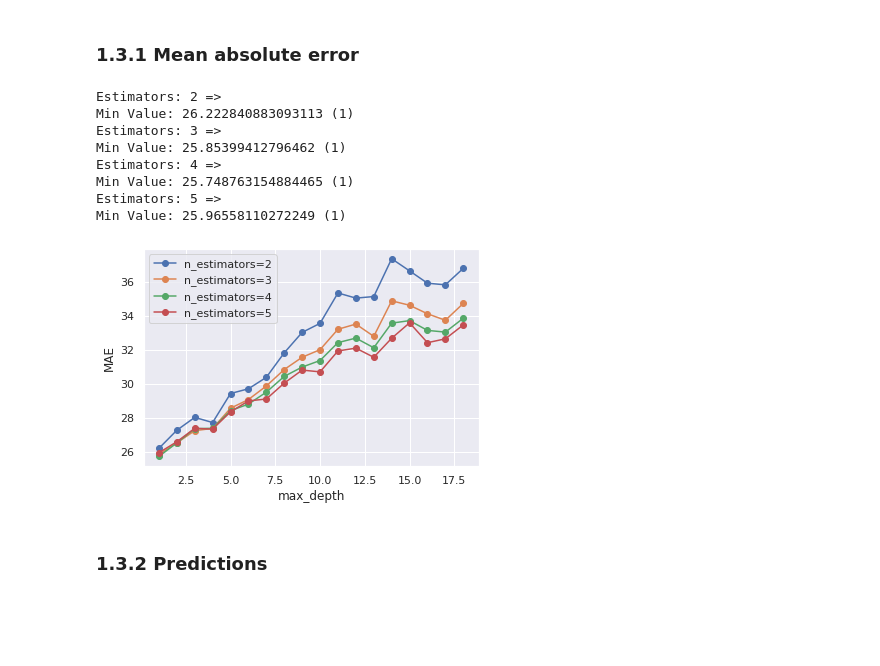
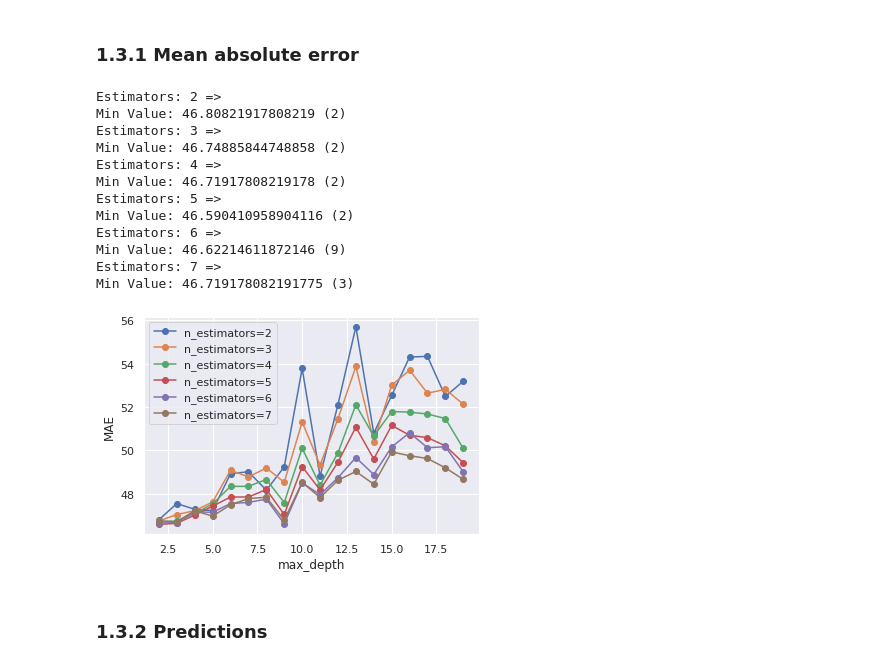
Before and after one commit to GummyBearStudioTeam/ESI_MLTechniques, a Jupyter notebook: Milestone2_Supervised.ipynb, the cells around one changed output. Saved outputs shown, nothing was run; the diff lists cells and outputs as text; code cells hidden in the pictures; blank space fills up the shorter version.

```diff
--- a/Milestone2_Supervised.ipynb
+++ b/Milestone2_Supervised.ipynb
@@ -278,14 +333,13 @@ def get_fold_accuracy(regressor, X, y, n_splits=10):
 
 def get_accuracy(regressor, X, y, n_splits=10):
     fold_accuracy = get_fold_accuracy(regressor, X, y, n_splits)
-    return sum(fold_accuracy)/len(fold_accuracy)
+    return max(fold_accuracy) #sum(fold_accuracy) / len(fold_accuracy)
 
-def generate_plot(X, y, regressor, param_name, to=30, n_split=10):
+def generate_plot(X, y, regressor, param_name, pm_range, n_split=10):
     mae = []
-    for i in range(2, to):
+    for i in pm_range:
         regressor.set_params(**{param_name:i})
-        fold_accuracy = get_fold_accuracy(regressor, X, y, n_split)
-        mae.append(sum(fold_accuracy)/len(fold_accuracy))
+        mae.append(get_accuracy(regressor, X, y, n_split))
 
     label = type(regressor).__name__
 
@@ -297,9 +351,8 @@ def generate_plot(X, y, regressor, param_name, to=30, n_split=10):
         max_depth = params[param_name]
         label = f'n_estimators={n_estimators}'
 
-    plt.plot(range(1, len(mae)+1), mae, marker='o',
-           label=label)
-    print ('Min Value: {} ({})'.format(min(mae), np.argmin(mae) + 1))
+    plt.plot(pm_range, mae, marker='o', label=label)
+    print ('Min Value: {} ({})'.format(min(mae), list(pm_range)[np.argmin(mae)]))
     plt.xlabel(param_name)
     plt.ylabel('MAE')
     plt.legend()
@@ -317,0 +370,4 @@ y = y_sj
+# %%
+drop_features = 1
+drop_features = list(feature_importance_X[:drop_features].index)
+drop_features
@@ -317,0 +379,3 @@ y = y_sj
+# %%
+X = X_.drop(drop_features, axis=1)
+y = y_
@@ -376,6 +450,6 @@ Min Value: 26.933493687831696 (2)
 # %% [markdown]
 ### 1.2.2 Predictions
 # %%
-dt = DecisionTreeRegressor(max_depth=2)
+dt = DecisionTreeRegressor(max_depth=5)
 fit_regressor(dt, X, y)
 # %% [output]
@@ -399,23 +473,27 @@ generate_visualization(dt, X, y)
 # %% [markdown]
 ### 1.3.1 Mean absolute error
 # %%
-max_estimators = 6
+max_estimators = 8
 max_max_depth = 20
 for n in range(2, max_estimators):
     rf = RandomForestRegressor(n_estimators=n, criterion='mae', random_state=0)
     print(f"Estimators: {n} =>")
-    generate_plot(X, y, rf, 'max_depth', max_max_depth, 10)
+    generate_plot(X, y, rf, 'max_depth', range(2,max_max_depth), 10)
 plt.show()
 # %% [output]
 Estimators: 2 =>
-Min Value: 26.222840883093113 (1)
+Min Value: 46.80821917808219 (2)
 Estimators: 3 =>
-Min Value: 25.85399412796462 (1)
+Min Value: 46.74885844748858 (2)
 Estimators: 4 =>
-Min Value: 25.748763154884465 (1)
+Min Value: 46.71917808219178 (2)
 Estimators: 5 =>
-Min Value: 25.96558110272249 (1)
+Min Value: 46.590410958904116 (2)
+Estimators: 6 =>
+Min Value: 46.62214611872146 (9)
+Estimators: 7 =>
+Min Value: 46.719178082191775 (3)
-[figure, old version]
+[figure, new version]
 # %% [markdown]
 ### 1.3.2 Predictions
 # %%
```
Also changed, not shown: parts of 79 cells of this notebook, 4 other files.
